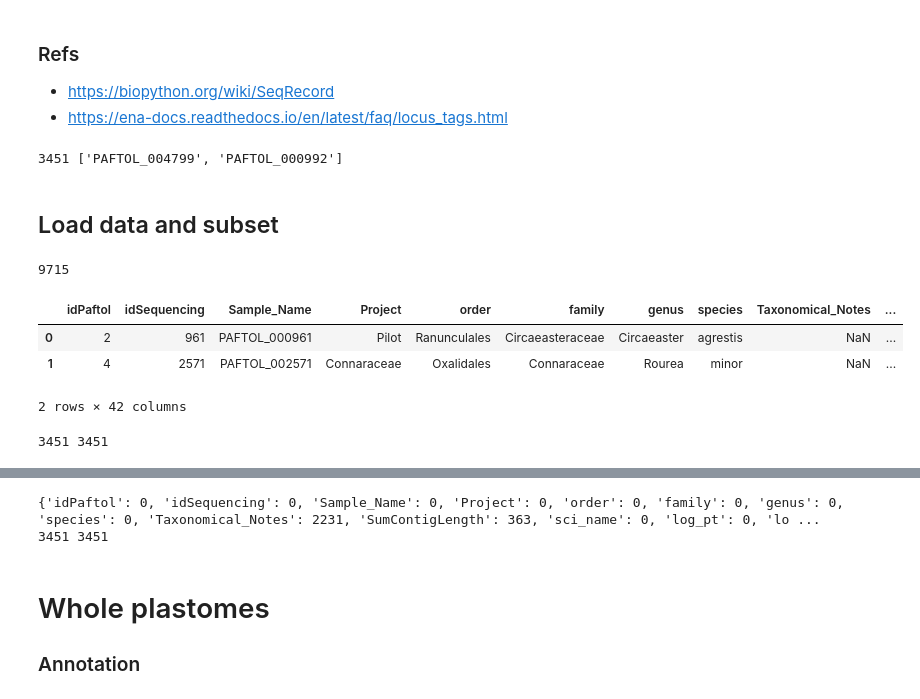
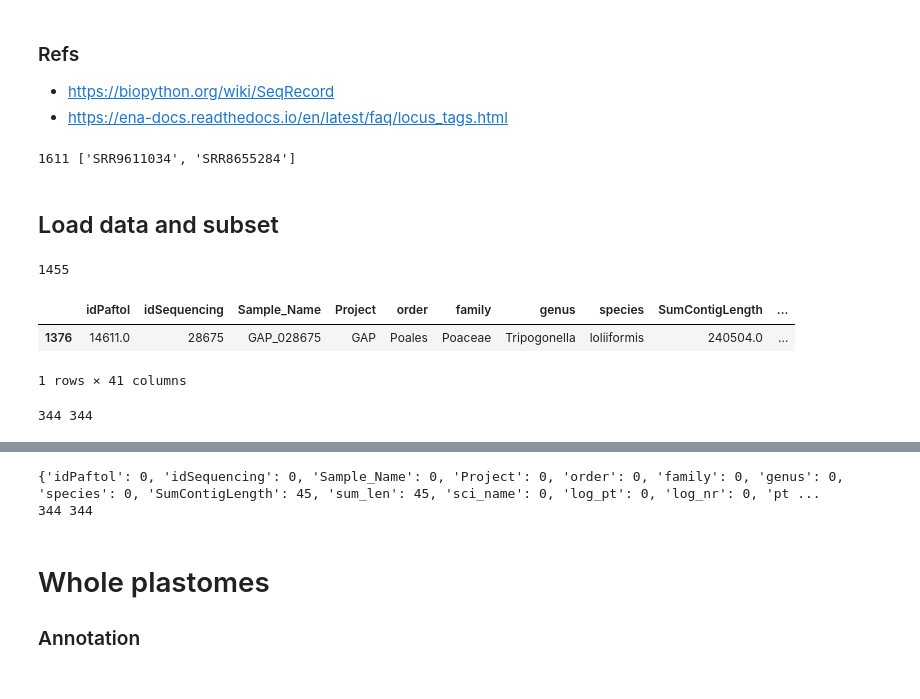
Before and after one commit to RBGKew/cpDNA, a Jupyter notebook: ENA_plastome_submission.ipynb, the cells around one changed output, grey strips where cells are left out. Cells and saved outputs as stored; diff of their text form; code cells hidden in the pictures.

Commit message:
Added all changes for submitting PAFTOL, SRA and GAP data

```diff
--- a/ENA_plastome_submission.ipynb
+++ b/ENA_plastome_submission.ipynb
@@ -21,3 +11,27 @@ project_locus_tag = 'PRJEB51960'
+# %%
+# latest paftol export containing ENA sample accessions
+###pft_file = '../../paftol_export/paftol_export_files/2022-06-06_paftol_export.csv'
+### Paul B. - NB the June version of the paftol export table verions doesn't have these keys in the index:
+### Sample_Name, NCBI_sciname and sci_name, NCBI_TaxID
+### It is because Kevin's table has these extra columns added from elsewhere hence 'stats' in ../paftol_export_stats.csv
+### pft_file = '../../PAFTOL_DB/2022-08-04_paftol_export_stats.csv' - created updated file here:
+pft_file = '../../paftol_export/paftol_export_files/2022-08-04_paftol_export_stats.csv'
+### 13.7.2023 - used the above file except for some small exceptions just below:
+###pft_file = 'ENA_submissions/PAFTOL/paftol_export_8_missing_samples_ONLY.csv'
+cptree_file = 'cpTree_v7/cpTree_v7_tree_clean.csv'
+org_dir = 'Organelles/'
+
+# ENA_project_number = 'PRJEB49212'
+DataSource = 'SRA' # PAFTOL, SRA, GAP
+if DataSource == 'PAFTOL':
+    ENA_project_number = 'PRJEB51960' #https://www.ncbi.nlm.nih.gov/bioproject/588607
+    project_locus_tag = 'PRJEB51960'
+elif DataSource == 'SRA':
+    ENA_project_number = 'PRJEB55358' #https://www.ncbi.nlm.nih.gov/bioproject/588607
+    project_locus_tag = 'PRJEB55358'
+elif DataSource == 'GAP':
+    ENA_project_number = 'PRJEB55354' #https://www.ncbi.nlm.nih.gov/bioproject/588607
+    project_locus_tag = 'PRJEB55354'
 # %%
 ## All Validated Samples
 R = pd.read_csv(cptree_file)
@@ -25,7 +39,7 @@ R = R[R.DataSource==DataSource]
 subset = R.Sample_Name.to_list()
 print(R.shape[0],subset[:2])
 # %% [output]
-3451 ['PAFTOL_004799', 'PAFTOL_000992']
+1611 ['SRR9611034', 'SRR8655284']
 # %% [markdown]
 ## Load data and subset
 # %%
@@ -36,29 +50,32 @@ if not os.path.exists(sdir):
 # %%
 # Load GetOrg result table
 Org_df = pd.read_csv(org_dir + DataSource + '/' + DataSource + '_Organelle_Recovery.csv').astype({'idSequencing':'int'})
 if DataSource == 'PAFTOL':
     Org_df['SeqID'] = Org_df.Sample_Name.str.replace('PAFTOL_','Pis_')
 elif DataSource in ['GAP']:
     Org_df['SeqID'] = Org_df.Sample_Name
 elif DataSource in ['SRA']:
     sra2_pt = pd.read_csv('cpSRA_GetOrg/cpSRA_GetOrg_Organelle_Recovery.csv')
     Org_df = pd.concat([Org_df,sra2_pt],ignore_index=True)
     Org_df = Org_df.groupby('Sample_Name').head(1)
     Org_df['SeqID'] = Org_df.Sample_Name
 print(Org_df.shape[0])
 Org_df[:2]
+###Org_df[ 'order' ]
+###Org_df[ 'Sample_Name' ]
+###Org_df[ Org_df.Sample_Name == 'SRR5237176']### Paul B - present
+Org_df[ Org_df.Sample_Name == 'GAP_028675']### Paul B - present
 # %% [output]
-9715
+1455
-|  | idPaftol | idSequencing | Sample_Name | Project | order | family | genus | species | Taxonomical_Notes | ... |
-| 0 | 2 | 961 | PAFTOL_000961 | Pilot | Ranunculales | Circaeasteraceae | Circaeaster | agrestis | NaN | ... |
-| 1 | 4 | 2571 | PAFTOL_002571 | Connaraceae | Oxalidales | Connaraceae | Rourea | minor | NaN | ... |
+|  | idPaftol | idSequencing | Sample_Name | Project | order | family | genus | species | SumContigLength | ... |
+| 1376 | 14611.0 | 28675 | GAP_028675 | GAP | Poales | Poaceae | Tripogonella | loliiformis | 240504.0 | ... |
-2 rows × 42 columns
+1 rows × 41 columns
 # %%
 if subset is not None:
     Org_df = Org_df[Org_df.Sample_Name.isin(subset)]
     print(Org_df.shape[0],Org_df.Sample_Name.nunique())
 # %% [output]
-3451 3451
+344 344
 # %%
 # Load paftol export and merge ena sample IDs
 db = pd.read_csv(pft_file)
@@ -78,9 +97,12 @@ Org_df = pd.merge(Org_df,
         how='left',on='Sample_Name').groupby('Sample_Name').head(1)
 print(Org_df.isna().sum().to_dict())
 print(Org_df.shape[0],Org_df.Sample_Name.nunique())
+###Org_df[ Org_df.Sample_Name == 'SRR5237176']### Paul B - present - OK
+###Org_df[ Org_df.Sample_Name == 'GAP_026371' ] ### Paul B - present
+###Org_df[ Org_df.Sample_Name == 'GAP_028675']### Paul B - present
 # %% [output]
-{'idPaftol': 0, 'idSequencing': 0, 'Sample_Name': 0, 'Project': 0, 'order': 0, 'family': 0, 'genus': 0, 'species': 0, 'Taxonomical_Notes': 2231, 'SumContigLength': 363, 'sci_name': 0, 'log_pt': 0, 'lo ...
-3451 3451
+{'idPaftol': 0, 'idSequencing': 0, 'Sample_Name': 0, 'Project': 0, 'order': 0, 'family': 0, 'genus': 0, 'species': 0, 'SumContigLength': 45, 'sum_len': 45, 'sci_name': 0, 'log_pt': 0, 'log_nr': 0, 'pt ...
+344 344
 # %%
 geseq_dir = sdir + 'fasta/'
 if not os.path.exists(geseq_dir):
```
Also changed, not shown: parts of 23 cells of this notebook.
